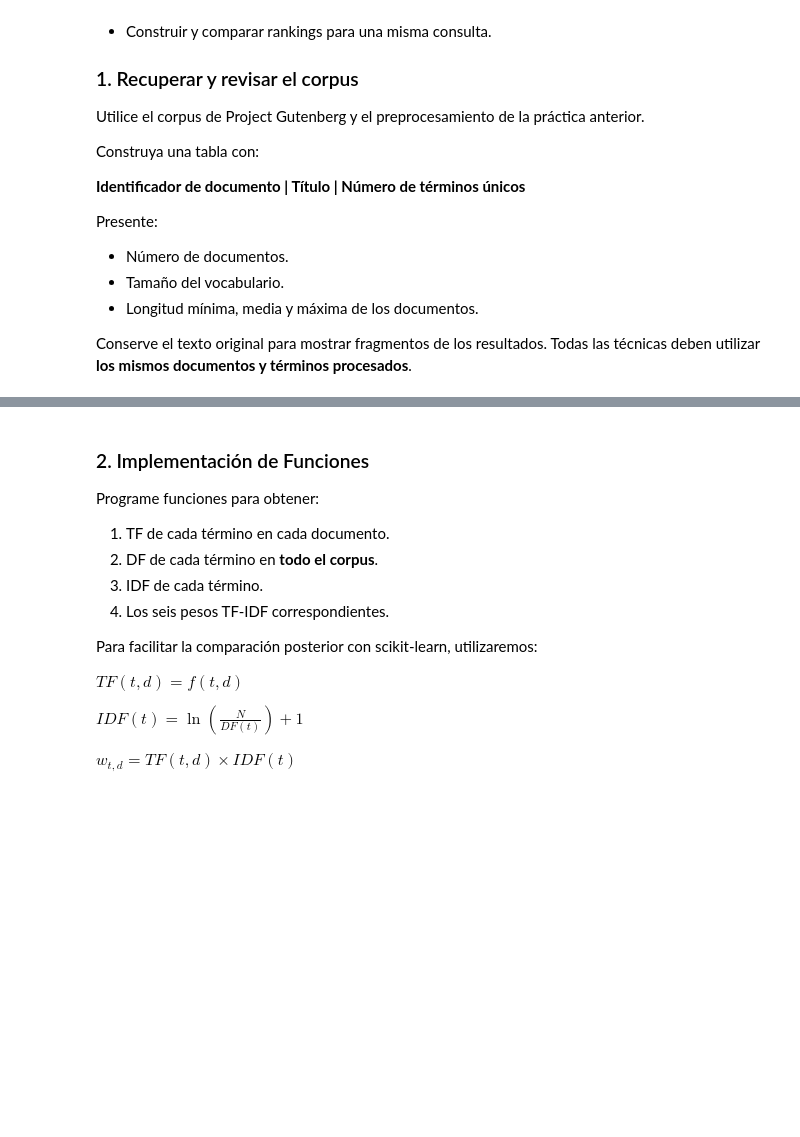
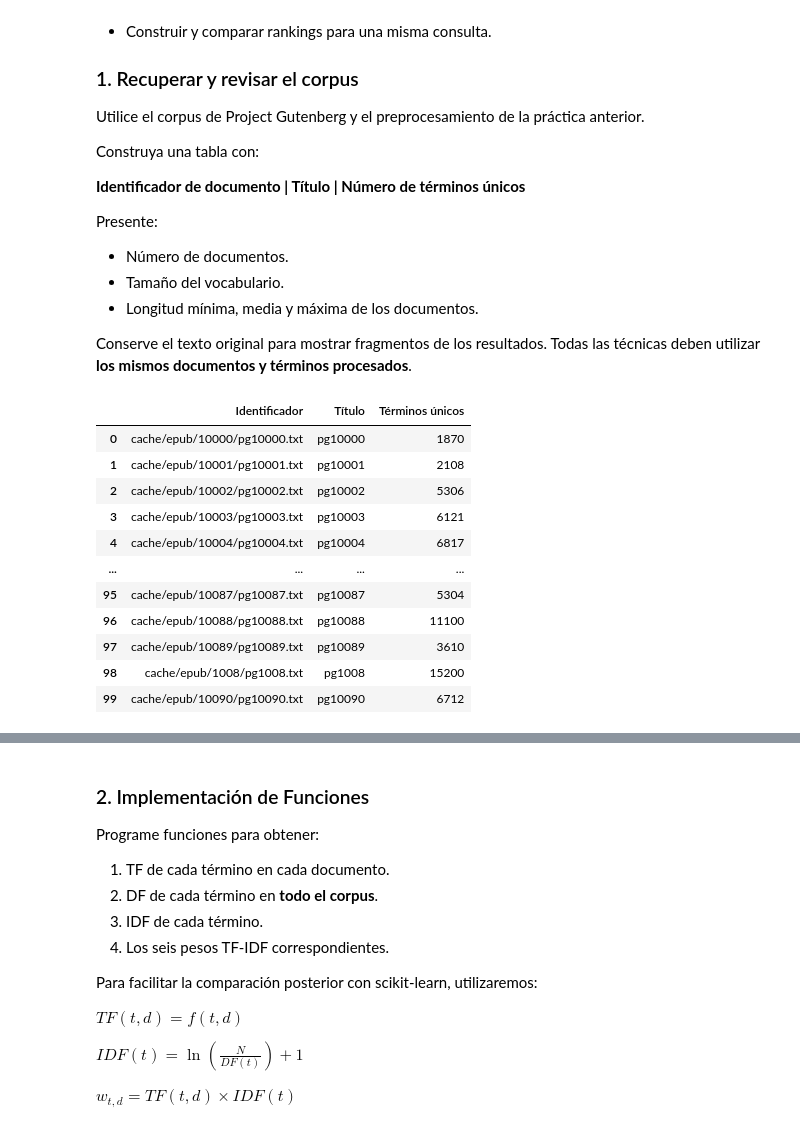
Before and after one commit to Handresth404/Recuperacion-de-Informacion, a Jupyter notebook: Unidad 1/03/03_vectorsearch.ipynb, the cells around one changed output, grey strips where cells are left out. Drawn from its saved outputs; the diff is of its cells as text; code cells hidden in the pictures; blank space fills up the shorter version.

```diff
--- a/Unidad 1/03/03_vectorsearch.ipynb
+++ b/Unidad 1/03/03_vectorsearch.ipynb
@@ -26,0 +35,98 @@ Conserve el texto original para mostrar fragmentos de los resultados. Todas las
+# %%
+# Ubicación del corpus utilizado en la práctica anterior
+
+CARPETA = Path.cwd()
+RUTA_ZIP = CARPETA.parent / "02" / "txt-files.tar.zip"
+
+# Mismo preprocesamiento del notebook 02
+def tokenizar(texto):
+    texto = texto.lower()
+    return re.findall(r'\b[a-z0-9]+\b', texto)
+
+# Seleccionar un subconjunto del corpus
+TAMANO_CORPUS = 100
+
+documentos_originales = {}
+
+with zipfile.ZipFile(RUTA_ZIP, "r") as zf:
+    nombres_zip = zf.namelist()
+
+    tar_interno = next(
+        (n for n in nombres_zip if n.lower().endswith(".tar")),
+        None
+    )
+
+    if tar_interno:
+        with zf.open(tar_interno) as archivo_tar:
+            with tarfile.open(fileobj=archivo_tar, mode="r|") as tf:
+                for miembro in tf:
+                    if miembro.isfile() and miembro.name.lower().endswith(".txt"):
+                        nombre = miembro.name
+
+                        if nombre in documentos_originales:
+                            continue
+
+                        archivo = tf.extractfile(miembro)
+                        if archivo is None:
+                            continue
+
+                        texto = archivo.read().decode("utf-8", errors="ignore")
+                        documentos_originales[nombre] = texto
+
+                        if len(documentos_originales) >= TAMANO_CORPUS:
+                            break
+    else:
+        nombres_txt = sorted(
+            n for n in nombres_zip if n.lower().endswith(".txt")
+        )
+
+        for nombre in nombres_txt[:TAMANO_CORPUS]:
+            with zf.open(nombre) as archivo:
+                documentos_originales[nombre] = archivo.read().decode(
+                    "utf-8", errors="ignore"
+                )
+
+# Tokenizar los documentos
+documentos = {
+    nombre: tokenizar(texto)
+    for nombre, texto in documentos_originales.items()
+}
+
+# Construir tabla de documentos
+tabla_documentos = pd.DataFrame([
+    {
+        "Identificador": nombre,
+        "Título": Path(nombre).stem,
+        "Términos únicos": len(set(tokens))
+    }
+    for nombre, tokens in documentos.items()
+])
+
+display(tabla_documentos)
+
+# Estadísticas generales
+vocabulario = set()
+longitudes = []
+
+for tokens in documentos.values():
+    vocabulario.update(tokens)
+    longitudes.append(len(tokens))
+
+print("Número de documentos:", len(documentos))
+print("Tamaño del vocabulario:", len(vocabulario))
+print("Longitud mínima:", min(longitudes))
+print("Longitud media:", np.mean(longitudes))
+print("Longitud máxima:", max(longitudes))
+# %% [output]
+|  | Identificador | Título | Términos únicos |
+| 0 | cache/epub/10000/pg10000.txt | pg10000 | 1870 |
+| 1 | cache/epub/10001/pg10001.txt | pg10001 | 2108 |
+| 2 | cache/epub/10002/pg10002.txt | pg10002 | 5306 |
+| 3 | cache/epub/10003/pg10003.txt | pg10003 | 6121 |
+| 4 | cache/epub/10004/pg10004.txt | pg10004 | 6817 |
+| ... | ... | ... | ... |
+| 95 | cache/epub/10087/pg10087.txt | pg10087 | 5304 |
+| 96 | cache/epub/10088/pg10088.txt | pg10088 | 11100 |
+| 97 | cache/epub/10089/pg10089.txt | pg10089 | 3610 |
+| 98 | cache/epub/1008/pg1008.txt | pg1008 | 15200 |
+| 99 | cache/epub/10090/pg10090.txt | pg10090 | 6712 |
```
Also changed, not shown: parts of 12 cells of this notebook.
